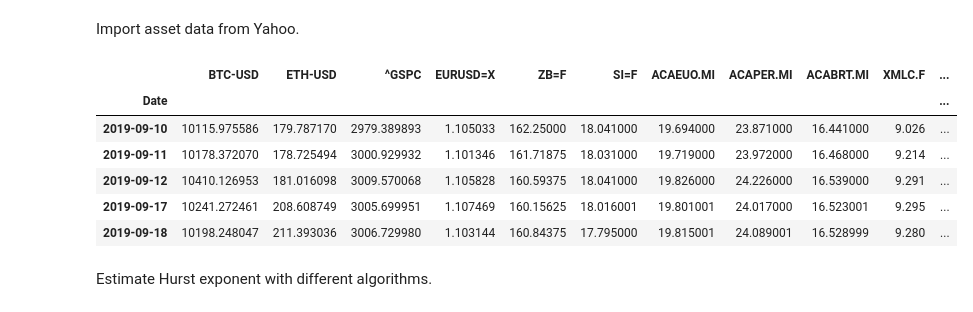
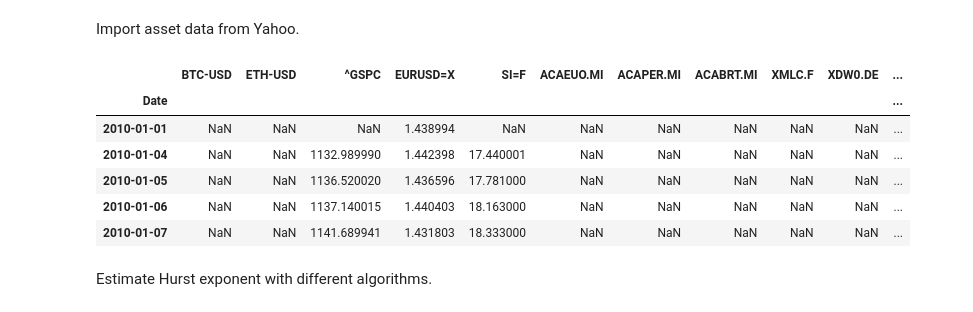
Before and after one commit to fedeb95/market-analysis, a Jupyter notebook: Hurst exponent.ipynb, the cells around one changed output. Drawn from its saved outputs; the diff is of its cells as text; code cells hidden in the pictures.

```diff
--- a/Hurst exponent.ipynb
+++ b/Hurst exponent.ipynb
@@ -10,20 +10,21 @@ import nolds
 # %% [markdown]
 Import asset data from Yahoo.
 # %%
-asset = ['BTC-USD', 'ETH-USD', '^GSPC', 'EURUSD=X', 'ZB=F', 'SI=F', 'ACAEUO.MI',
+asset = ['BTC-USD', 'ETH-USD', '^GSPC', 'EURUSD=X', 'SI=F', 'ACAEUO.MI',
         'ACAPER.MI', 'ACABRT.MI', 'XMLC.F', 'XDW0.DE', 'BRK-A', '7309.T', 'AIGI.MI',
          'WEAT.MI']
-data = import_yahoo_close(asset).dropna()
-data['noise'] = np.random.random(len(data))
-asset.append('noise')
+#data = import_yahoo_close(asset).dropna()
+data = pd.read_csv('asset-crashes.csv')
+data['Date'] = data['Date'].astype('datetime64')
+data = data.set_index('Date')
 data.head()
 # %% [output]
-|  | BTC-USD | ETH-USD | ^GSPC | EURUSD=X | ZB=F | SI=F | ACAEUO.MI | ACAPER.MI | ACABRT.MI | XMLC.F | ... |
+|  | BTC-USD | ETH-USD | ^GSPC | EURUSD=X | SI=F | ACAEUO.MI | ACAPER.MI | ACABRT.MI | XMLC.F | XDW0.DE | ... |
 | Date |  |  |  |  |  |  |  |  |  |  | ... |
-| 2019-09-10 | 10115.975586 | 179.787170 | 2979.389893 | 1.105033 | 162.25000 | 18.041000 | 19.694000 | 23.871000 | 16.441000 | 9.026 | ... |
-| 2019-09-11 | 10178.372070 | 178.725494 | 3000.929932 | 1.101346 | 161.71875 | 18.031000 | 19.719000 | 23.972000 | 16.468000 | 9.214 | ... |
-| 2019-09-12 | 10410.126953 | 181.016098 | 3009.570068 | 1.105828 | 160.59375 | 18.041000 | 19.826000 | 24.226000 | 16.539000 | 9.291 | ... |
-| 2019-09-17 | 10241.272461 | 208.608749 | 3005.699951 | 1.107469 | 160.15625 | 18.016001 | 19.801001 | 24.017000 | 16.523001 | 9.295 | ... |
-| 2019-09-18 | 10198.248047 | 211.393036 | 3006.729980 | 1.103144 | 160.84375 | 17.795000 | 19.815001 | 24.089001 | 16.528999 | 9.280 | ... |
+| 2010-01-01 | NaN | NaN | NaN | 1.438994 | NaN | NaN | NaN | NaN | NaN | NaN | ... |
+| 2010-01-04 | NaN | NaN | 1132.989990 | 1.442398 | 17.440001 | NaN | NaN | NaN | NaN | NaN | ... |
+| 2010-01-05 | NaN | NaN | 1136.520020 | 1.436596 | 17.781000 | NaN | NaN | NaN | NaN | NaN | ... |
+| 2010-01-06 | NaN | NaN | 1137.140015 | 1.440403 | 18.163000 | NaN | NaN | NaN | NaN | NaN | ... |
+| 2010-01-07 | NaN | NaN | 1141.689941 | 1.431803 | 18.333000 | NaN | NaN | NaN | NaN | NaN | ... |
 # %% [markdown]
 Estimate Hurst exponent with different algorithms.
```
Also changed, not shown: parts of 15 cells of this notebook, 1 other file.
